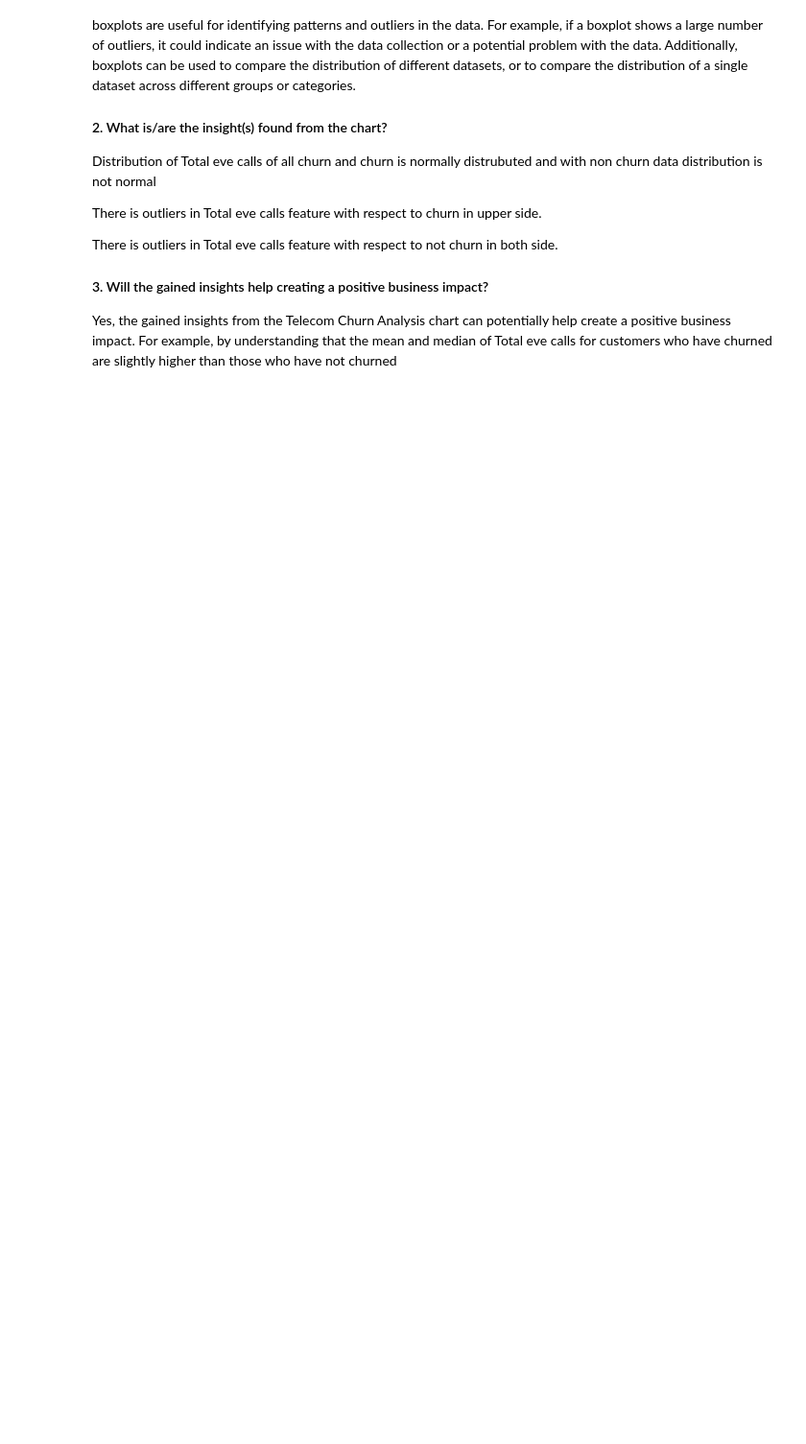
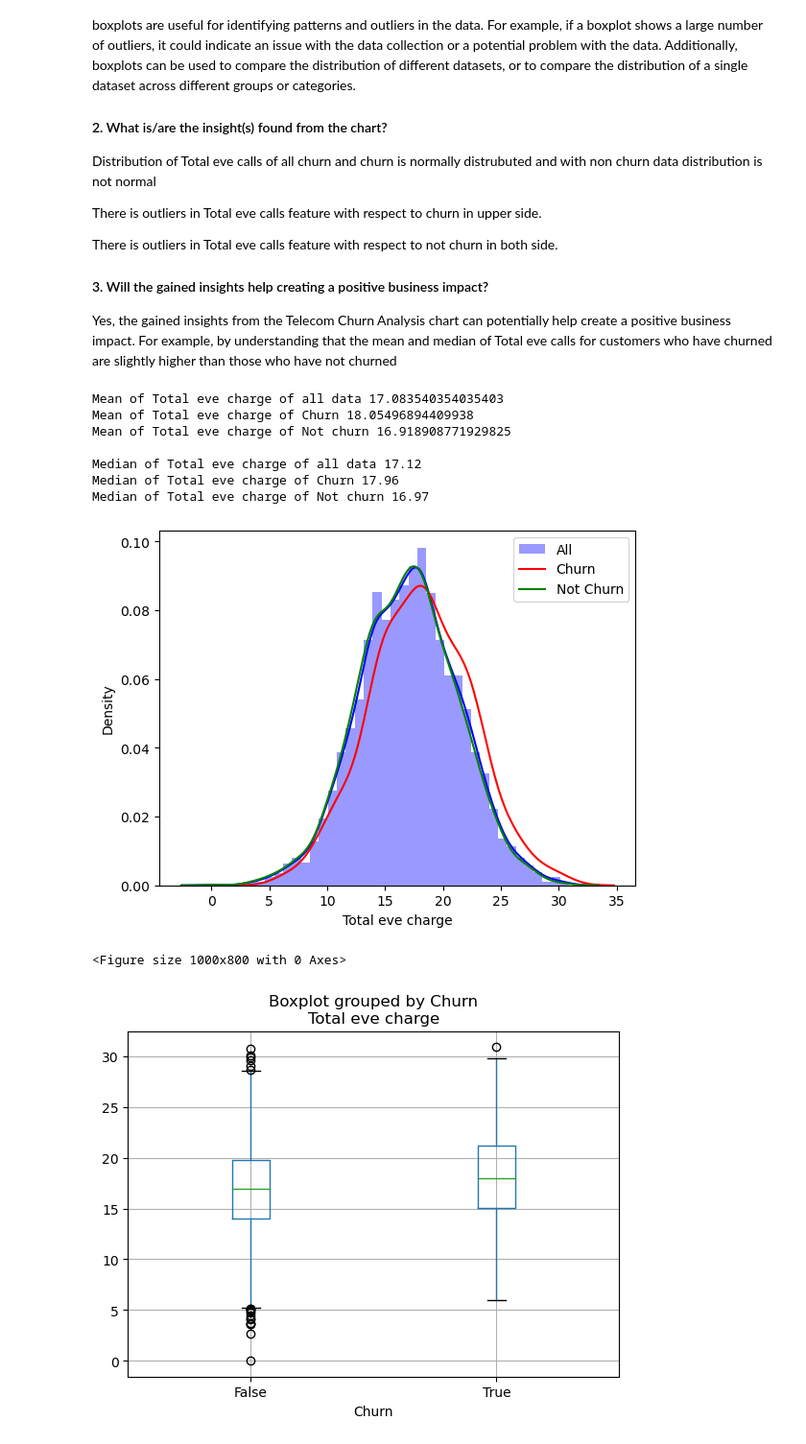
Before and after one commit to rajkumarshedage/EDA_Telecom_Churn_Prediction, a Jupyter notebook: EDA_Telecom_Churn_Prediction.ipynb, the cells around one changed output. Shown at 96% size. Saved outputs shown, nothing was run; the diff lists cells and outputs as text; code cells hidden in the pictures; blank space fills up the shorter version.

```diff
--- a/EDA_Telecom_Churn_Prediction.ipynb
+++ b/EDA_Telecom_Churn_Prediction.ipynb
@@ -1001,0 +1004,13 @@ Yes, the gained insights from the Telecom Churn Analysis chart can potentially h
+# %%
+mean_median_distribution_outliers('Total eve charge')
+# %% [output]
+Mean of Total eve charge of all data 17.083540354035403
+Mean of Total eve charge of Churn 18.05496894409938
+Mean of Total eve charge of Not churn 16.918908771929825
+
+Median of Total eve charge of all data 17.12
+Median of Total eve charge of Churn 17.96
+Median of Total eve charge of Not churn 16.97
+[figure, added]
+<Figure size 1000x800 with 0 Axes>
+[figure, added]
```
Also changed, not shown: parts of 21 cells of this notebook.
